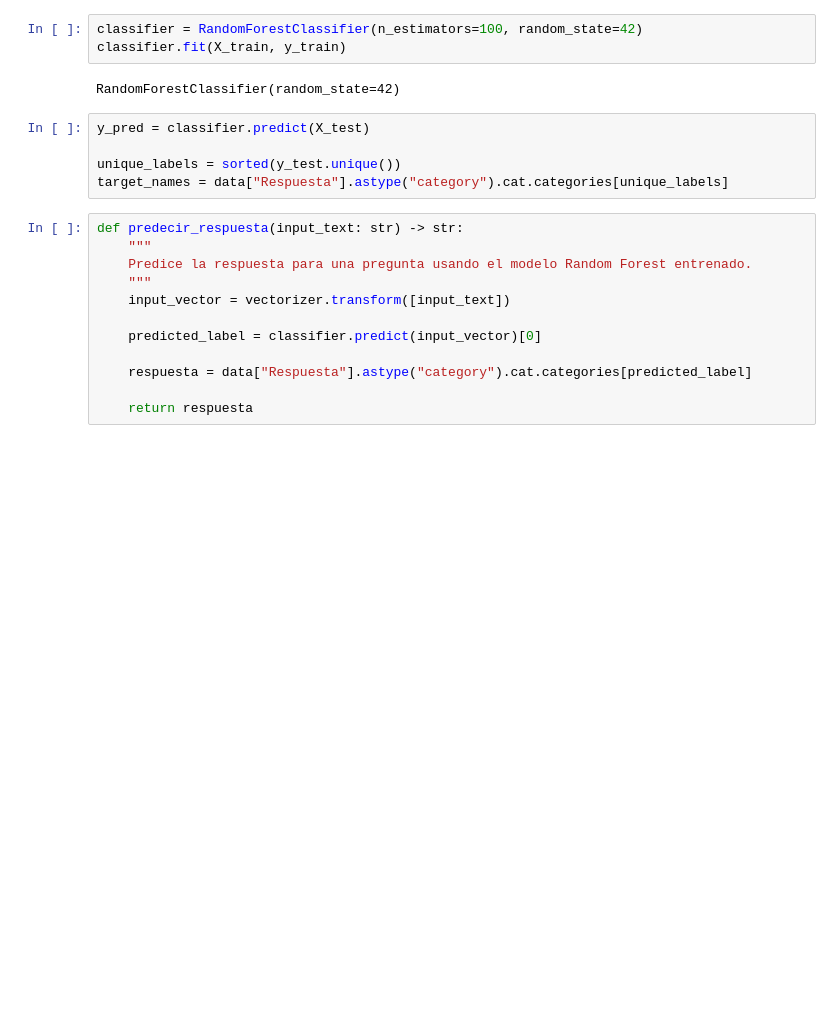
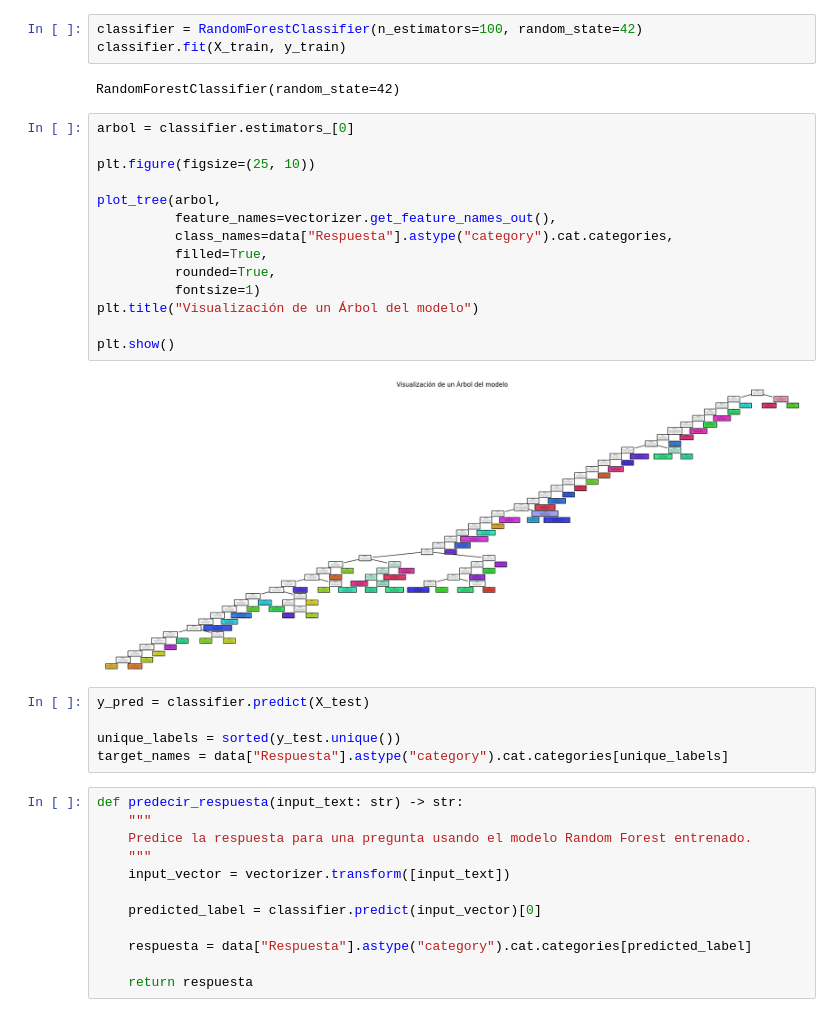
Before and after one commit to giulicrenna/TUIA-NLP, a Jupyter notebook: notebook.ipynb, the cells around one changed output. Drawn from its saved outputs; the diff is of its cells as text; blank space fills up the shorter version.

```diff
--- a/notebook.ipynb
+++ b/notebook.ipynb
@@ -847,6 +834,22 @@ classifier = RandomForestClassifier(n_estimators=100, random_state=42)
 classifier.fit(X_train, y_train)
 # %% [output]
 RandomForestClassifier(random_state=42)
+# %%
+arbol = classifier.estimators_[0]
+
+plt.figure(figsize=(25, 10))
+
+plot_tree(arbol,
+          feature_names=vectorizer.get_feature_names_out(),
+          class_names=data["Respuesta"].astype("category").cat.categories,
+          filled=True,
+          rounded=True,
+          fontsize=1)
+plt.title("Visualización de un Árbol del modelo")
+
+plt.show()
+# %% [output]
+[figure, added]
 # %%
 y_pred = classifier.predict(X_test)
 
```
Also changed, not shown: parts of 22 cells of this notebook.
